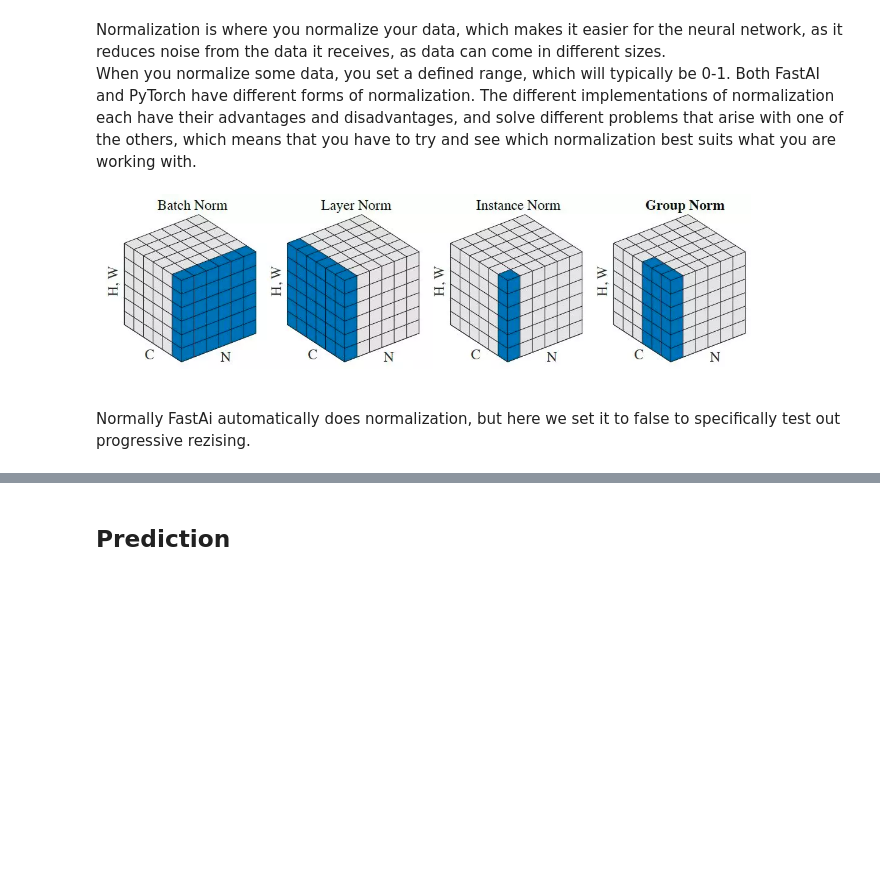
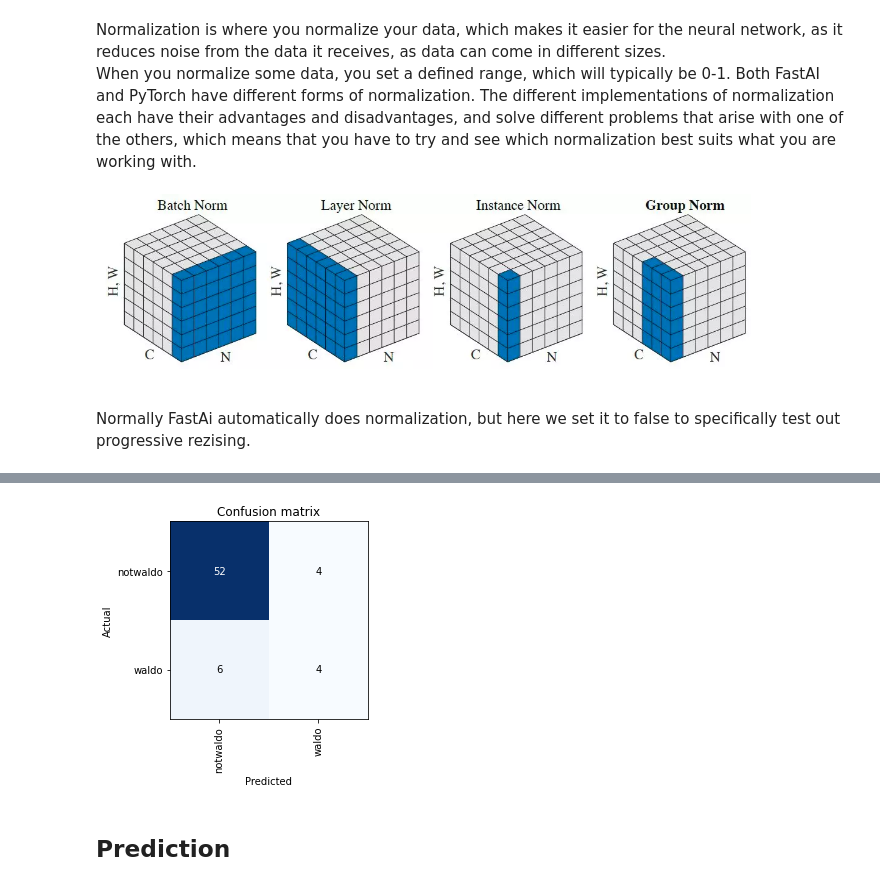
Before and after one commit to Sivet/FastAiDeepLearning, a Jupyter notebook: _notebooks/2021-05-24-FindWaldo.ipynb, the cells around one changed output, grey strips where cells are left out. Saved outputs shown, nothing was run; the diff lists cells and outputs as text; code cells hidden in the pictures; blank space fills up the shorter version.

```diff
--- a/_notebooks/2021-05-24-FindWaldo.ipynb
+++ b/_notebooks/2021-05-24-FindWaldo.ipynb
@@ -497,0 +530,4 @@ learnResize.fine_tune(32)
+# %%
+interp = ClassificationInterpretation.from_learner(learnResize)
+interp.plot_confusion_matrix()
+# %% [output]
@@ -498,3 +535,4 @@ learnResize.fine_tune(32)
+[figure, added]
 # %% [markdown]
 ## Prediction
 # %% [markdown]
```
Also changed, not shown: parts of 5 cells of this notebook.
